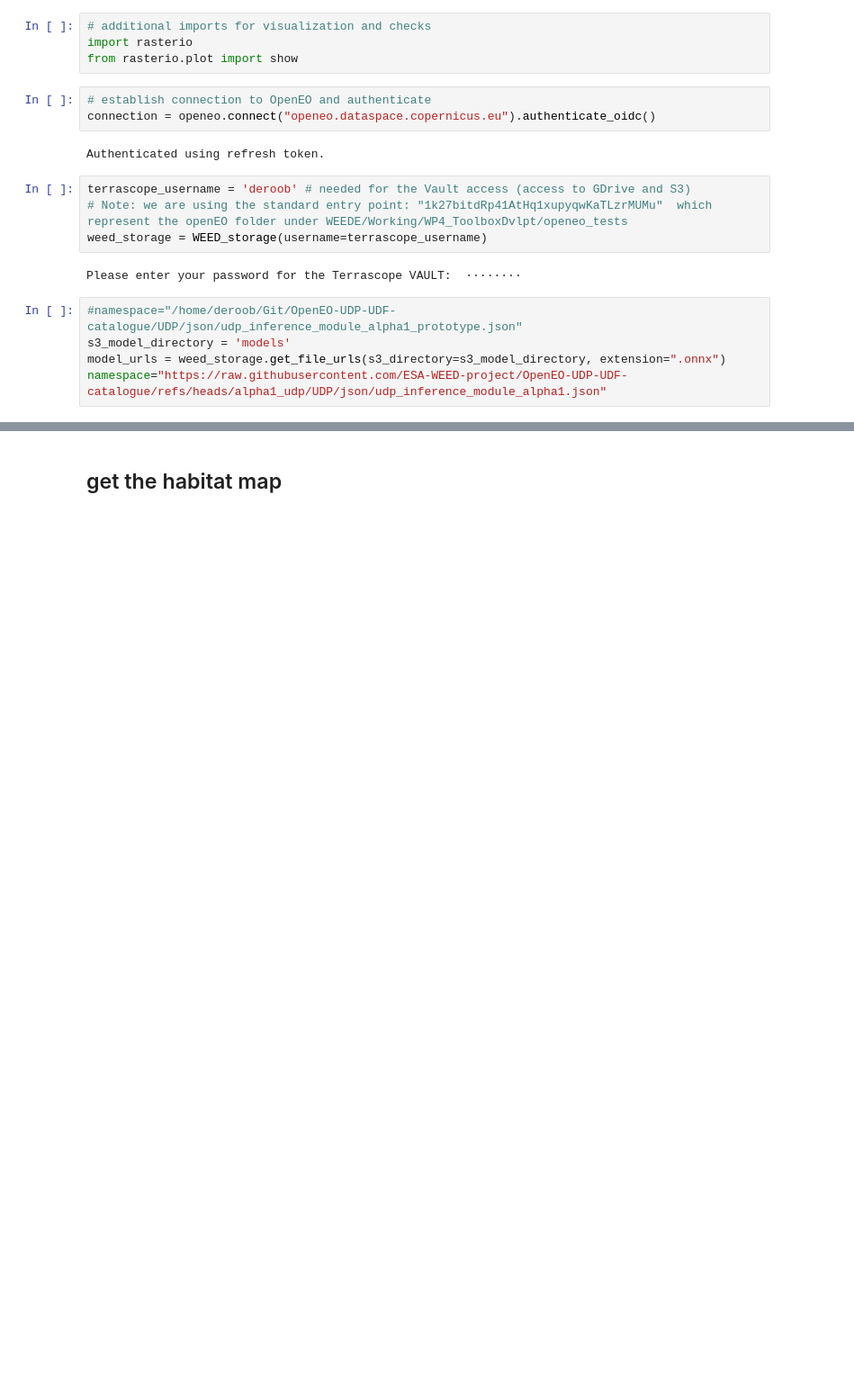
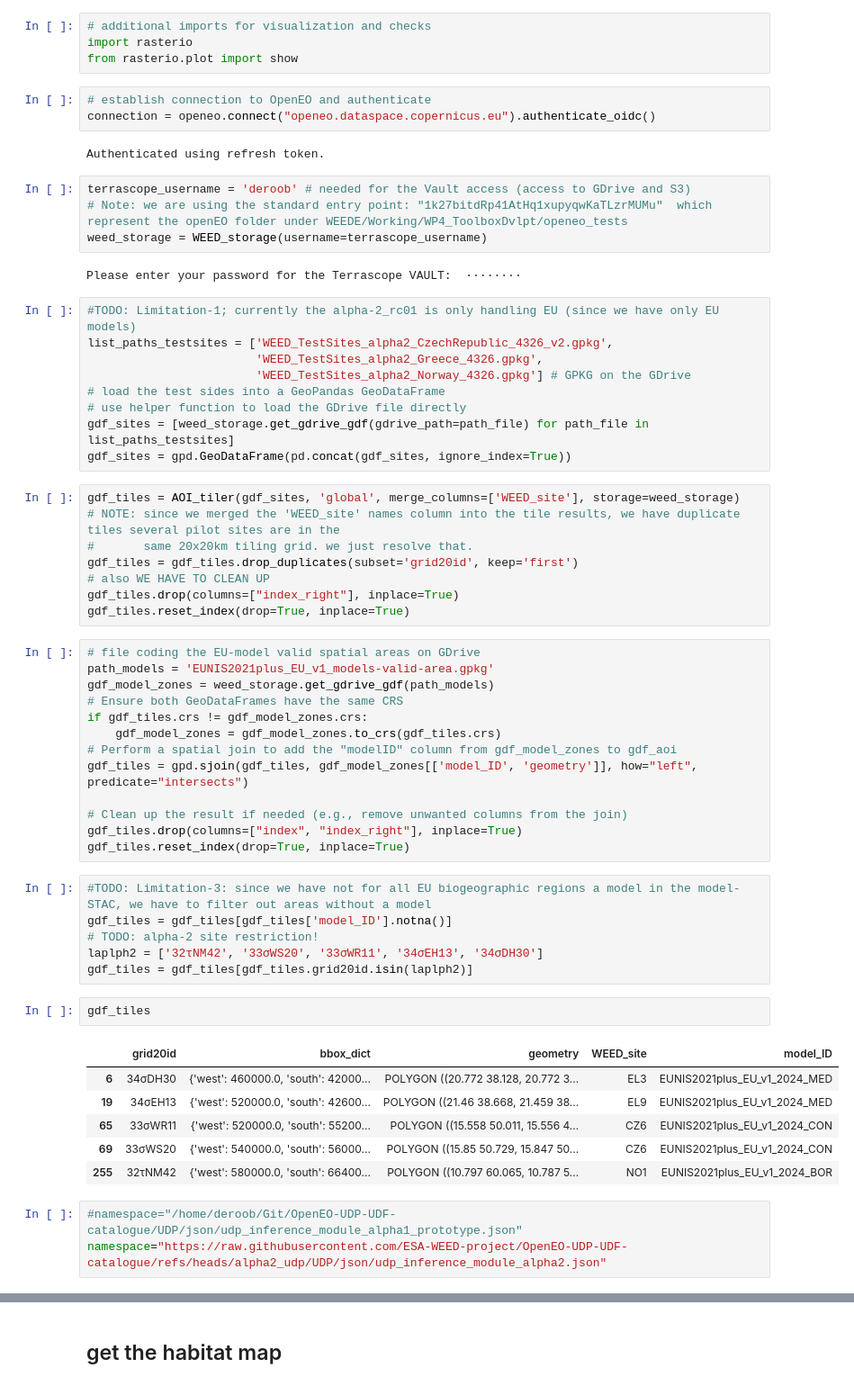
Before and after one commit to ESA-WEED-project/OpenEO-UDP-UDF-catalogue, a Jupyter notebook: examples/alpha2_openEO_data_request.ipynb, the cells around one changed output, grey strips where cells are left out. Shown: that part at 90% size. Drawn from its saved outputs; the diff is of its cells as text; blank space fills up the shorter version.

Commit message:
second version udp alpha2

```diff
--- a/examples/alpha2_openEO_data_request.ipynb
+++ b/examples/alpha2_openEO_data_request.ipynb
@@ -24,10 +27,53 @@ terrascope_username = 'deroob' # needed for the Vault access (access to GDrive a
 weed_storage = WEED_storage(username=terrascope_username)
 # %% [output]
 Please enter your password for the Terrascope VAULT:  ········
+# %%
+#TODO: Limitation-1; currently the alpha-2_rc01 is only handling EU (since we have only EU models)
+list_paths_testsites = ['WEED_TestSites_alpha2_CzechRepublic_4326_v2.gpkg',
+                        'WEED_TestSites_alpha2_Greece_4326.gpkg',
+                        'WEED_TestSites_alpha2_Norway_4326.gpkg'] # GPKG on the GDrive
+# load the test sides into a GeoPandas GeoDataFrame
+# use helper function to load the GDrive file directly
+gdf_sites = [weed_storage.get_gdrive_gdf(gdrive_path=path_file) for path_file in list_paths_testsites]
+gdf_sites = gpd.GeoDataFrame(pd.concat(gdf_sites, ignore_index=True))
+# %%
+gdf_tiles = AOI_tiler(gdf_sites, 'global', merge_columns=['WEED_site'], storage=weed_storage)
+# NOTE: since we merged the 'WEED_site' names column into the tile results, we have duplicate tiles several pilot sites are in the
+#       same 20x20km tiling grid. we just resolve that.
+gdf_tiles = gdf_tiles.drop_duplicates(subset='grid20id', keep='first')
+# also WE HAVE TO CLEAN UP
+gdf_tiles.drop(columns=["index_right"], inplace=True)
+gdf_tiles.reset_index(drop=True, inplace=True)
+# %%
+# file coding the EU-model valid spatial areas on GDrive
+path_models = 'EUNIS2021plus_EU_v1_models-valid-area.gpkg'
+gdf_model_zones = weed_storage.get_gdrive_gdf(path_models)
+# Ensure both GeoDataFrames have the same CRS
+if gdf_tiles.crs != gdf_model_zones.crs:
+    gdf_model_zones = gdf_model_zones.to_crs(gdf_tiles.crs)
+# Perform a spatial join to add the "modelID" column from gdf_model_zones to gdf_aoi
+gdf_tiles = gpd.sjoin(gdf_tiles, gdf_model_zones[['model_ID', 'geometry']], how="left", predicate="intersects")
+
+# Clean up the result if needed (e.g., remove unwanted columns from the join)
+gdf_tiles.drop(columns=["index", "index_right"], inplace=True)
+gdf_tiles.reset_index(drop=True, inplace=True)
+# %%
+#TODO: Limitation-3: since we have not for all EU biogeographic regions a model in the model-STAC, we have to filter out areas without a model
+gdf_tiles = gdf_tiles[gdf_tiles['model_ID'].notna()]
+# TODO: alpha-2 site restriction!
+laplph2 = ['32τNM42', '33σWS20', '33σWR11', '34σEH13', '34σDH30']
+gdf_tiles = gdf_tiles[gdf_tiles.grid20id.isin(laplph2)]
+# %%
+gdf_tiles
+# %% [output]
+|  | grid20id | bbox_dict | geometry | WEED_site | model_ID |
+| 6 | 34σDH30 | {'west': 460000.0, 'south': 42000... | POLYGON ((20.772 38.128, 20.772 3... | EL3 | EUNIS2021plus_EU_v1_2024_MED |
+| 19 | 34σEH13 | {'west': 520000.0, 'south': 42600... | POLYGON ((21.46 38.668, 21.459 38... | EL9 | EUNIS2021plus_EU_v1_2024_MED |
+| 65 | 33σWR11 | {'west': 520000.0, 'south': 55200... | POLYGON ((15.558 50.011, 15.556 4... | CZ6 | EUNIS2021plus_EU_v1_2024_CON |
+| 69 | 33σWS20 | {'west': 540000.0, 'south': 56000... | POLYGON ((15.85 50.729, 15.847 50... | CZ6 | EUNIS2021plus_EU_v1_2024_CON |
+| 255 | 32τNM42 | {'west': 580000.0, 'south': 66400... | POLYGON ((10.797 60.065, 10.787 5... | NO1 | EUNIS2021plus_EU_v1_2024_BOR |
 # %%
 #namespace="/home/deroob/Git/OpenEO-UDP-UDF-catalogue/UDP/json/udp_inference_module_alpha1_prototype.json"
-s3_model_directory = 'models'
-model_urls = weed_storage.get_file_urls(s3_directory=s3_model_directory, extension=".onnx")
-namespace="https://raw.githubusercontent.com/ESA-WEED-project/OpenEO-UDP-UDF-catalogue/refs/heads/alpha1_udp/UDP/json/udp_inference_module_alpha1.json"
+namespace="https://raw.githubusercontent.com/ESA-WEED-project/OpenEO-UDP-UDF-catalogue/refs/heads/alpha2_udp/UDP/json/udp_inference_module_alpha2.json"
 # %%
 #define parameters
```
Also changed, not shown: parts of 6 cells of this notebook, 2 other files.
